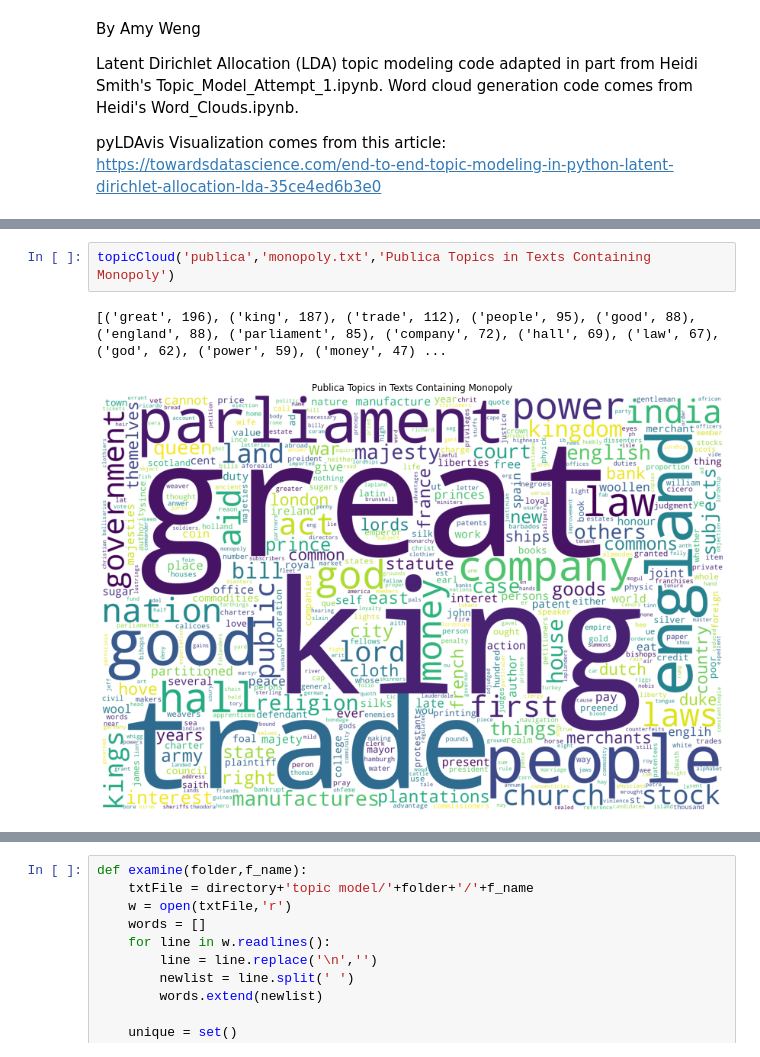
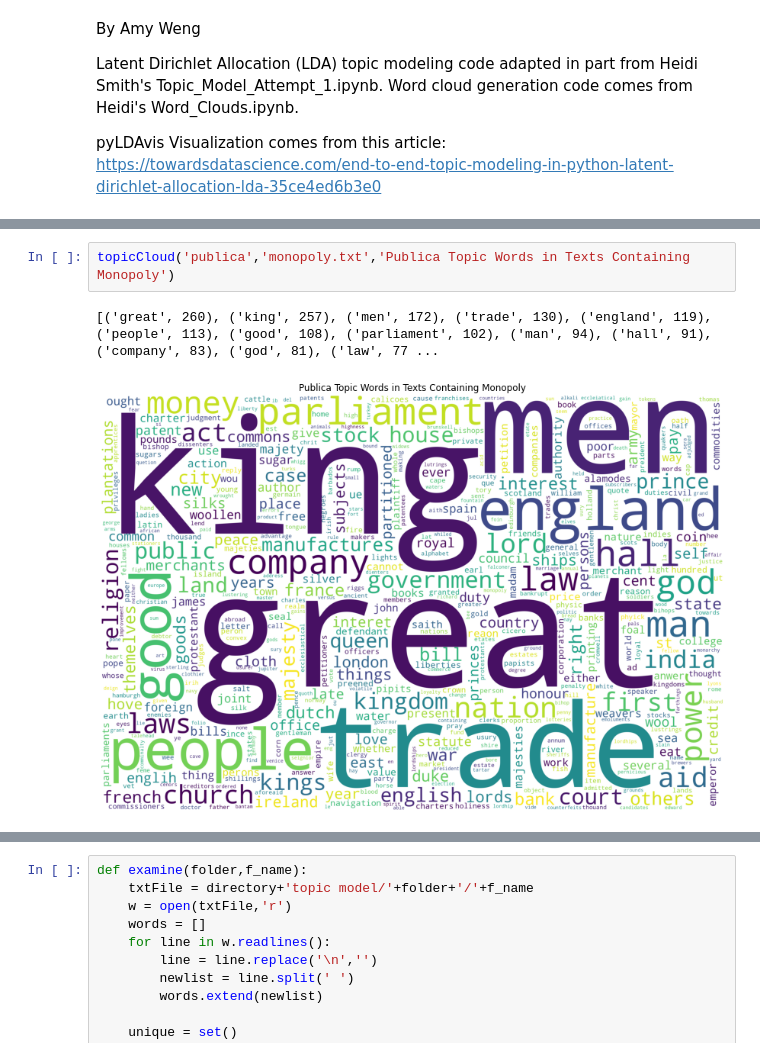
Before and after one commit to hsmith221/ECBC-21-22, a Jupyter notebook: Code_Files/topics.ipynb, the cells around one changed output, grey strips where cells are left out. Cells and saved outputs as stored; diff of their text form.

```diff
--- a/Code_Files/topics.ipynb
+++ b/Code_Files/topics.ipynb
@@ -199,5 +181,5 @@ topicCloud('altera','monopoly.txt',"Altera Topics in Texts Containing Monopoly")
 # %%
-topicCloud('publica','monopoly.txt','Publica Topics in Texts Containing Monopoly')
+topicCloud('publica','monopoly.txt','Publica Topic Words in Texts Containing Monopoly')
 # %% [output]
-[('great', 196), ('king', 187), ('trade', 112), ('people', 95), ('good', 88), ('england', 88), ('parliament', 85), ('company', 72), ('hall', 69), ('law', 67), ('god', 62), ('power', 59), ('money', 47) ...
+[('great', 260), ('king', 257), ('men', 172), ('trade', 130), ('england', 119), ('people', 113), ('good', 108), ('parliament', 102), ('man', 94), ('hall', 91), ('company', 83), ('god', 81), ('law', 77 ...
-[figure, old version]
+[figure, new version]
```
Also changed, not shown: parts of 21 cells of this notebook, 9 other files.
